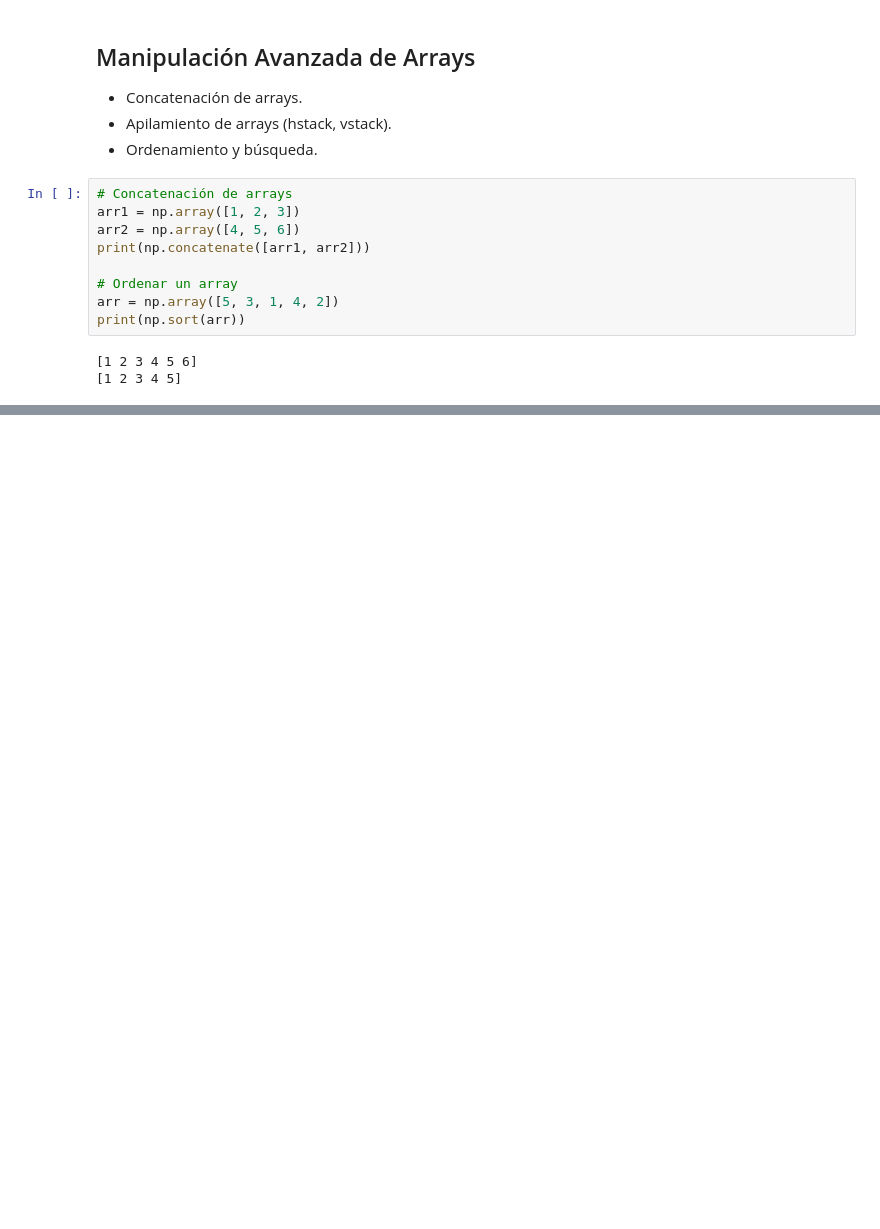
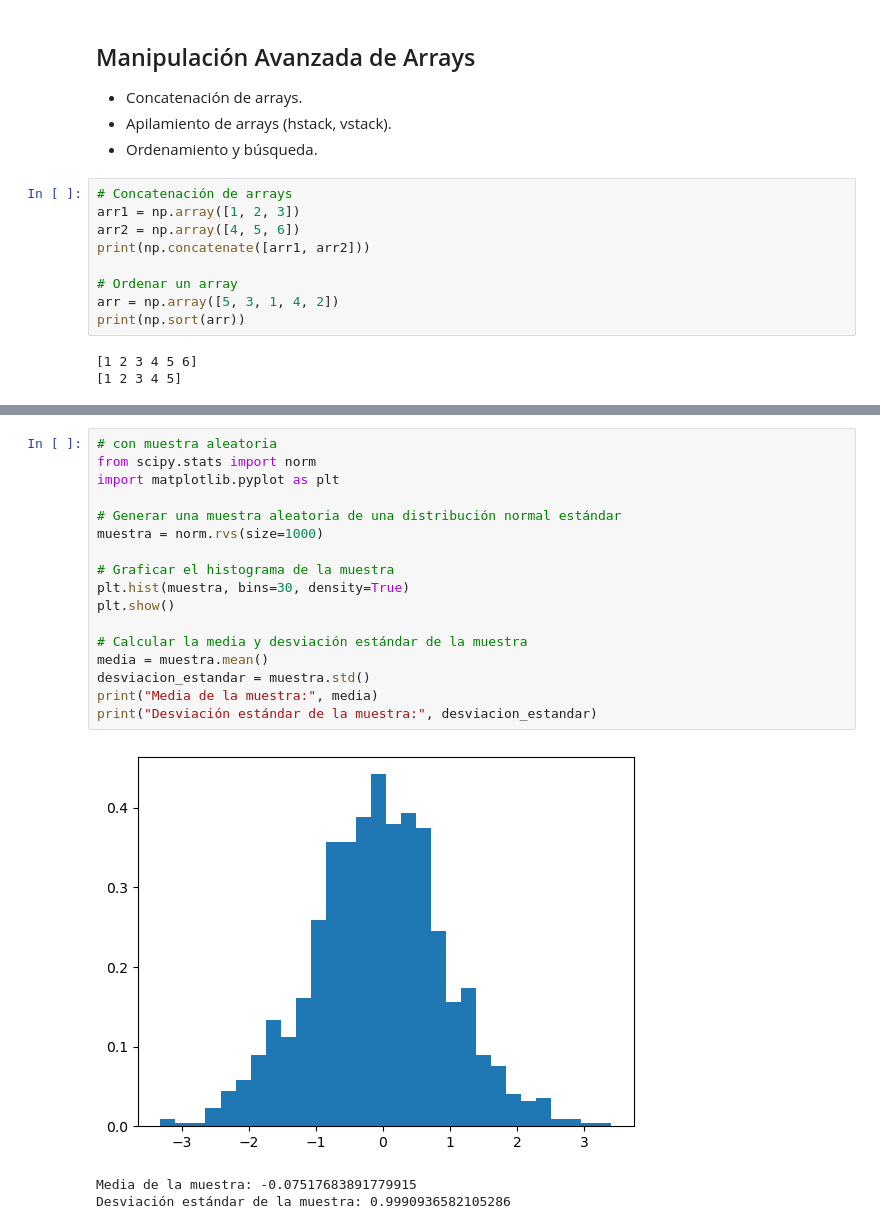
Before and after one commit to isadoji/lenguaje-de-programacion, a Jupyter notebook: 8.ComputoCientífico.ipynb, the cells around one changed output, grey strips where cells are left out. Drawn from its saved outputs; the diff is of its cells as text; blank space fills up the shorter version.

```diff
--- a/8.ComputoCientífico.ipynb
+++ b/8.ComputoCientífico.ipynb
@@ -797,0 +1192,21 @@ print(np.sort(arr))
+# %%
+# con muestra aleatoria
+from scipy.stats import norm
+import matplotlib.pyplot as plt
+
+# Generar una muestra aleatoria de una distribución normal estándar
+muestra = norm.rvs(size=1000)
+
+# Graficar el histograma de la muestra
+plt.hist(muestra, bins=30, density=True)
+plt.show()
+
+# Calcular la media y desviación estándar de la muestra
+media = muestra.mean()
+desviacion_estandar = muestra.std()
+print("Media de la muestra:", media)
+print("Desviación estándar de la muestra:", desviacion_estandar)
+# %% [output]
+[figure, added]
+Media de la muestra: -0.07517683891779915
+Desviación estándar de la muestra: 0.9990936582105286
```
Also changed, not shown: parts of 43 cells of this notebook.
